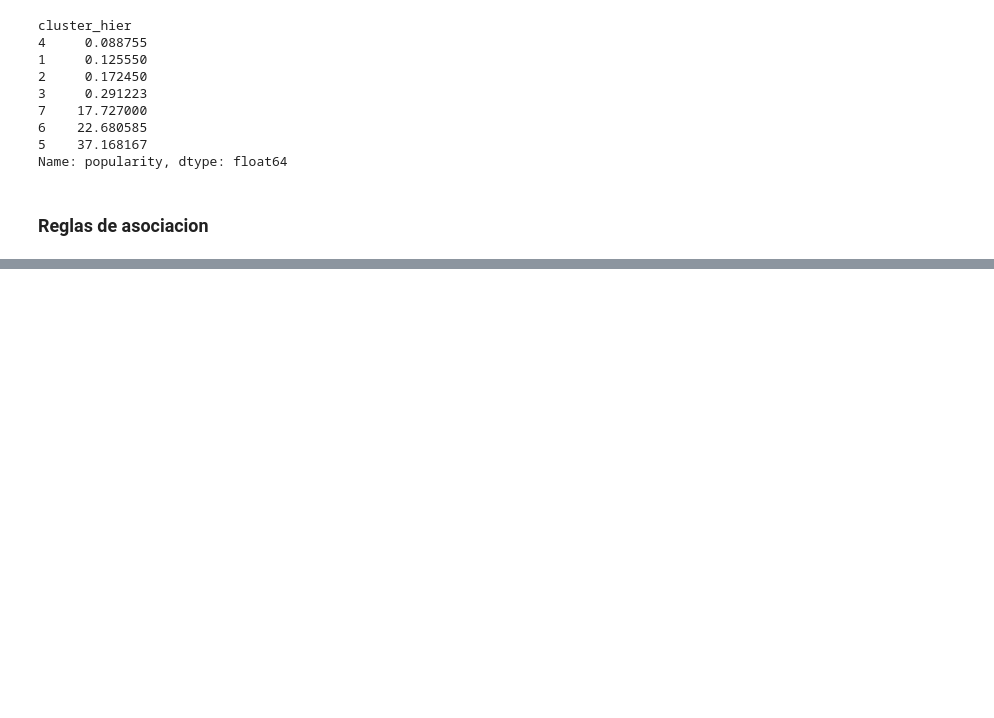
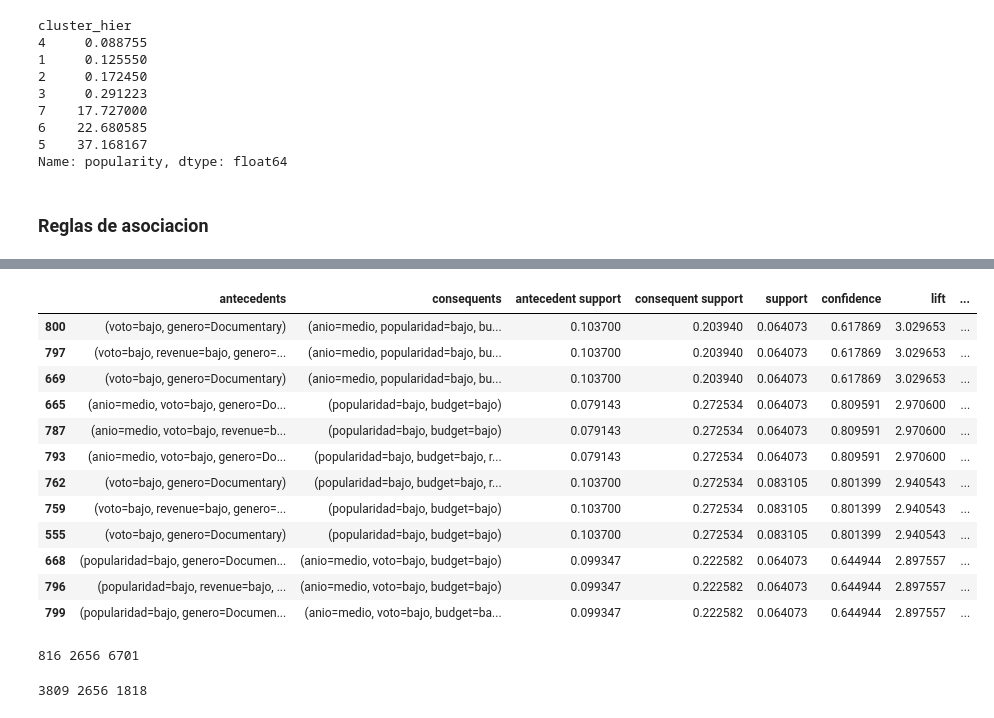
Before and after one commit to agabrielMej/laboratorio-2-clustering, a Jupyter notebook: notebooks/aprendizaje_no_supervisado.ipynb, the cells around one changed output, grey strips where cells are left out. Cells and saved outputs as stored; diff of their text form; code cells hidden in the pictures; blank space fills up the shorter version.

Commit message:
reglas de asociación updates apriori

```diff
--- a/notebooks/aprendizaje_no_supervisado.ipynb
+++ b/notebooks/aprendizaje_no_supervisado.ipynb
@@ -412,0 +356,21 @@ rules_05.sort_values(by="lift", ascending=False).head(10)
+# %%
+df_rules['cosas_pelicula' ] = df_rules.apply(lambda fila: (
+    [f"genero={g}"  for g in fila[ 'lista_generos']] +
+    [f"budget={fila['budget_nivel' ] }" ,
+     f"revenue={fila['revenue_nivel']}" ,
+     f"popularidad={fila['popularidad_nivel']}",
+     f"voto={fila['voto_nivel']}" ,
+        f"anio={fila['anio_nivel'] }"]
+), axis=1)
+
+lista_transacciones = df_rules['cosas_pelicula' ].tolist()
+
+
+encoder = TransactionEncoder()
+
+df_binario = pd.DataFrame(
+    encoder.fit(lista_transacciones).transform(lista_transacciones),
+    columns=encoder.columns_
+)
+
+df_binario.head( )
@@ -412,0 +385,44 @@ rules_05.sort_values(by="lift", ascending=False).head(10)
+# %%
+itemsets_05 = apriori( df_binario, min_support=0.05, use_colnames= True)
+
+reglas_05 = association_rules(
+    itemsets_05,
+    metric="confidence" ,
+    min_threshold=0.6 )
+
+reglas_05.sort_values(by="lift", ascending= False).head(12 )
+# %% [output]
+|  | antecedents | consequents | antecedent support | consequent support | support | confidence | lift | ... |
+| 800 | (voto=bajo, genero=Documentary) | (anio=medio, popularidad=bajo, bu... | 0.103700 | 0.203940 | 0.064073 | 0.617869 | 3.029653 | ... |
+| 797 | (voto=bajo, revenue=bajo, genero=... | (anio=medio, popularidad=bajo, bu... | 0.103700 | 0.203940 | 0.064073 | 0.617869 | 3.029653 | ... |
+| 669 | (voto=bajo, genero=Documentary) | (anio=medio, popularidad=bajo, bu... | 0.103700 | 0.203940 | 0.064073 | 0.617869 | 3.029653 | ... |
+| 665 | (anio=medio, voto=bajo, genero=Do... | (popularidad=bajo, budget=bajo) | 0.079143 | 0.272534 | 0.064073 | 0.809591 | 2.970600 | ... |
+| 787 | (anio=medio, voto=bajo, revenue=b... | (popularidad=bajo, budget=bajo) | 0.079143 | 0.272534 | 0.064073 | 0.809591 | 2.970600 | ... |
+| 793 | (anio=medio, voto=bajo, genero=Do... | (popularidad=bajo, budget=bajo, r... | 0.079143 | 0.272534 | 0.064073 | 0.809591 | 2.970600 | ... |
+| 762 | (voto=bajo, genero=Documentary) | (popularidad=bajo, budget=bajo, r... | 0.103700 | 0.272534 | 0.083105 | 0.801399 | 2.940543 | ... |
+| 759 | (voto=bajo, revenue=bajo, genero=... | (popularidad=bajo, budget=bajo) | 0.103700 | 0.272534 | 0.083105 | 0.801399 | 2.940543 | ... |
+| 555 | (voto=bajo, genero=Documentary) | (popularidad=bajo, budget=bajo) | 0.103700 | 0.272534 | 0.083105 | 0.801399 | 2.940543 | ... |
+| 668 | (popularidad=bajo, genero=Documen... | (anio=medio, voto=bajo, budget=bajo) | 0.099347 | 0.222582 | 0.064073 | 0.644944 | 2.897557 | ... |
+| 796 | (popularidad=bajo, revenue=bajo, ... | (anio=medio, voto=bajo, budget=bajo) | 0.099347 | 0.222582 | 0.064073 | 0.644944 | 2.897557 | ... |
+| 799 | (popularidad=bajo, genero=Documen... | (anio=medio, voto=bajo, budget=ba... | 0.099347 | 0.222582 | 0.064073 | 0.644944 | 2.897557 | ... |
+# %%
+itemsets_05 = apriori(df_binario, min_support=0.05, use_colnames=True)
+reglas_05= association_rules(itemsets_05, metric="confidence", min_threshold= 0.6)
+
+itemsets_02 = apriori(df_binario, min_support=0.02, use_colnames=True)
+reglas_02= association_rules(itemsets_02, metric="confidence", min_threshold= 0.6)
+
+itemsets_01 = apriori(df_binario, min_support=0.01, use_colnames=True)
+reglas_01= association_rules(itemsets_01, metric="confidence", min_threshold=0.6)
+
+print( len( reglas_05) , len(reglas_02), len(reglas_01 ))
+# %% [output]
+816 2656 6701
+# %%
+regla_confianza50 = association_rules(itemsets_02, metric="confidence", min_threshold=0.5)
+regla_confianza60 = association_rules(itemsets_02, metric="confidence", min_threshold=0.6)
+regla_confianza70 = association_rules(itemsets_02, metric="confidence", min_threshold=0.7)
+
+print(len(regla_confianza50 ), len(regla_confianza60 ) , len(regla_confianza70 ))
+# %% [output]
+3809 2656 1818
```
Also changed, not shown: parts of 6 cells of this notebook.
